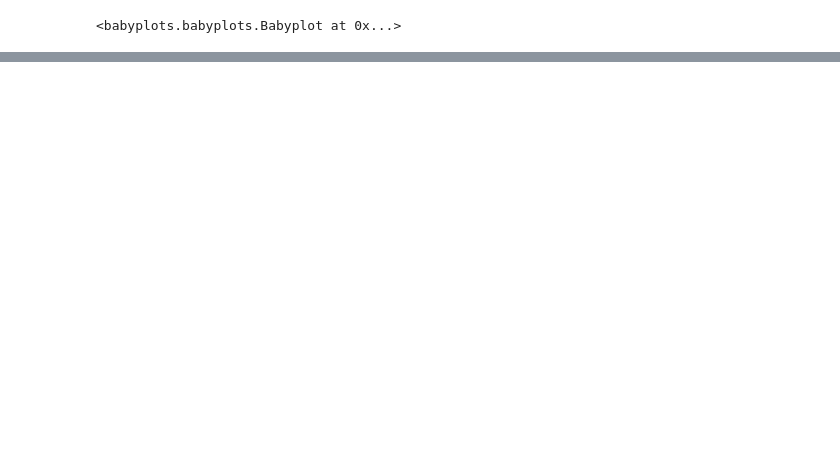
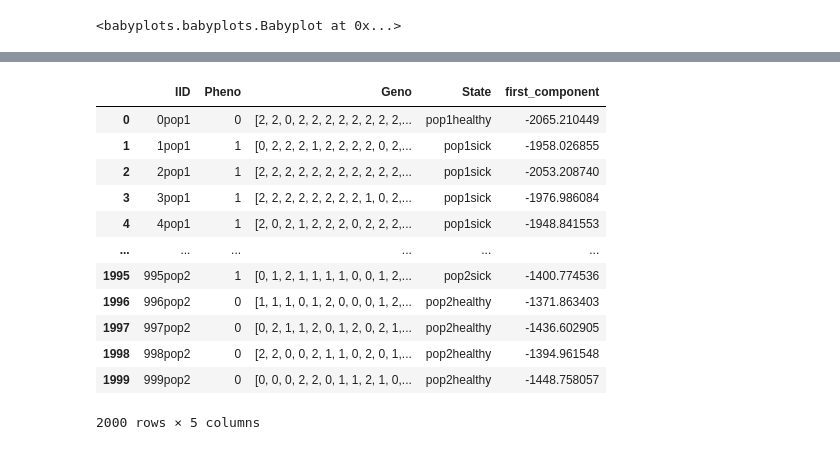
Before and after one commit to mat2m10/FrequencyFinder, a Jupyter notebook: Notebooks/Synthetisch/Frequency_Finder.ipynb, the cells around one changed output, grey strips where cells are left out. Cells and saved outputs as stored; diff of their text form; code cells hidden in the pictures; blank space fills up the shorter version.

```diff
--- a/Notebooks/Synthetisch/Frequency_Finder.ipynb
+++ b/Notebooks/Synthetisch/Frequency_Finder.ipynb
@@ -240,0 +335,18 @@ bp
+# %%
+data["first_component"] = x
+# %%
+data
+# %% [output]
+|  | IID | Pheno | Geno | State | first_component |
+| 0 | 0pop1 | 0 | [2, 2, 0, 2, 2, 2, 2, 2, 2, 2, 2,... | pop1healthy | -2065.210449 |
+| 1 | 1pop1 | 1 | [0, 2, 2, 2, 1, 2, 2, 2, 2, 0, 2,... | pop1sick | -1958.026855 |
+| 2 | 2pop1 | 1 | [2, 2, 2, 2, 2, 2, 2, 2, 2, 2, 2,... | pop1sick | -2053.208740 |
+| 3 | 3pop1 | 1 | [2, 2, 2, 2, 2, 2, 2, 2, 1, 0, 2,... | pop1sick | -1976.986084 |
+| 4 | 4pop1 | 1 | [2, 0, 2, 1, 2, 2, 2, 0, 2, 2, 2,... | pop1sick | -1948.841553 |
+| ... | ... | ... | ... | ... | ... |
+| 1995 | 995pop2 | 1 | [0, 1, 2, 1, 1, 1, 1, 0, 0, 1, 2,... | pop2sick | -1400.774536 |
+| 1996 | 996pop2 | 0 | [1, 1, 1, 0, 1, 2, 0, 0, 0, 1, 2,... | pop2healthy | -1371.863403 |
+| 1997 | 997pop2 | 0 | [0, 2, 1, 1, 2, 0, 1, 2, 0, 2, 1,... | pop2healthy | -1436.602905 |
+| 1998 | 998pop2 | 0 | [2, 2, 0, 0, 2, 1, 1, 0, 2, 0, 1,... | pop2healthy | -1394.961548 |
+| 1999 | 999pop2 | 0 | [0, 0, 0, 2, 2, 0, 1, 1, 2, 1, 0,... | pop2healthy | -1448.758057 |
+2000 rows × 5 columns
```
Also changed, not shown: parts of 50 cells of this notebook.
